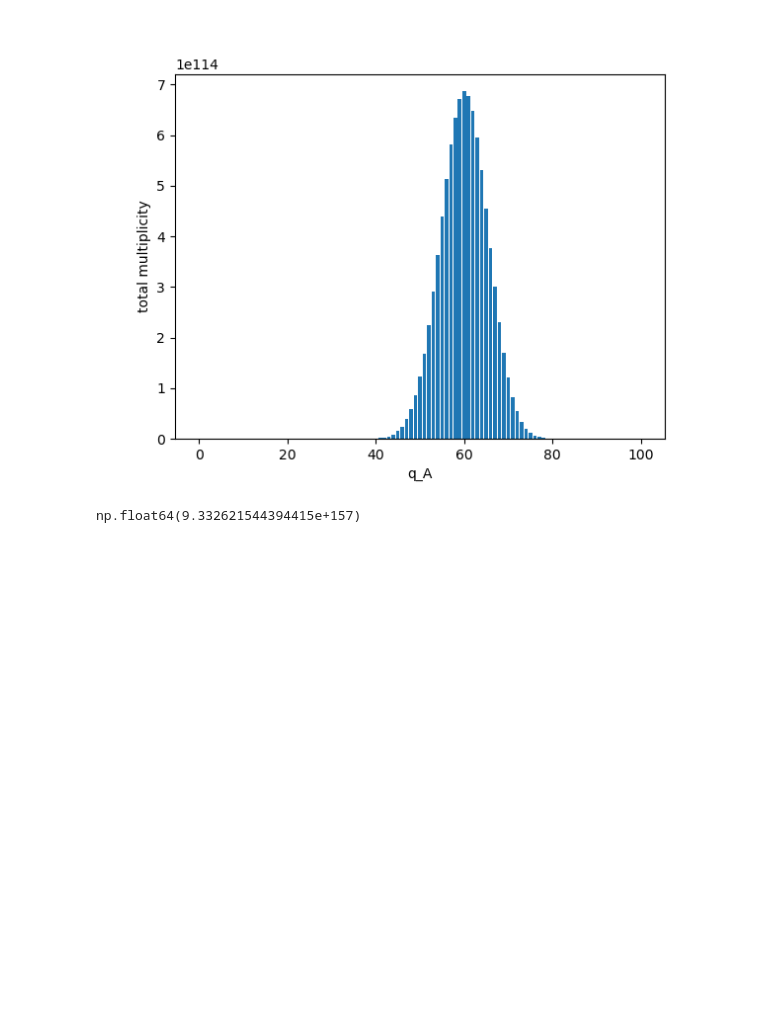
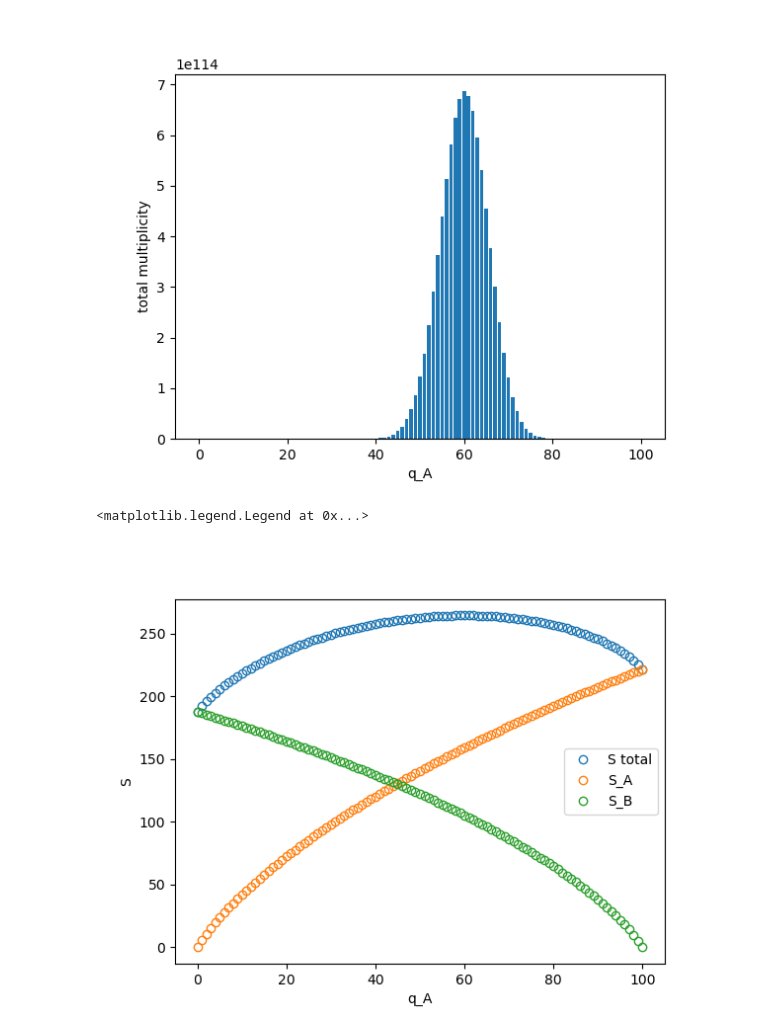
Before and after one commit to ehremington/ph420-2026-fall, a Jupyter notebook: multiplicity.ipynb, the cells around one changed output. Saved outputs shown, nothing was run; the diff lists cells and outputs as text; code cells hidden in the pictures; blank space fills up the shorter version.

```diff
--- a/multiplicity.ipynb
+++ b/multiplicity.ipynb
@@ -65,6 +66,15 @@ ax0.set_ylabel('total multiplicity')
 Text(0, 0.5, 'total multiplicity')
 [figure]
 # %%
-sp.factorial(100)#, exact=True)
+fig1, ax1 = plt.subplots()
+
+ax1.plot(table0['q_A'], table0['S_tot'], 'o', mfc='None')
+ax1.set_xlabel('q_A')
+ax1.set_ylabel('S')
+ax1.plot(table0['q_A'], table0['S_A'], 'o', mfc = 'None')
+ax1.plot(table0['q_A'], table0['S_B'], 'o', mfc = 'None')
+
+ax1.legend(['S total', 'S_A', 'S_B'])
 # %% [output]
-np.float64(9.332621544394415e+157)
+<matplotlib.legend.Legend at 0x...>
+[figure, added]
```
Also changed, not shown: parts of 5 cells of this notebook, 2 other files.
